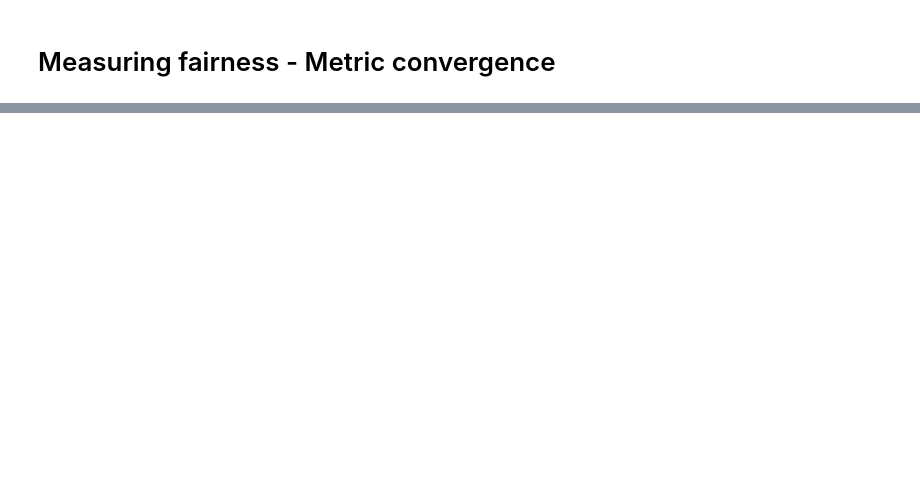
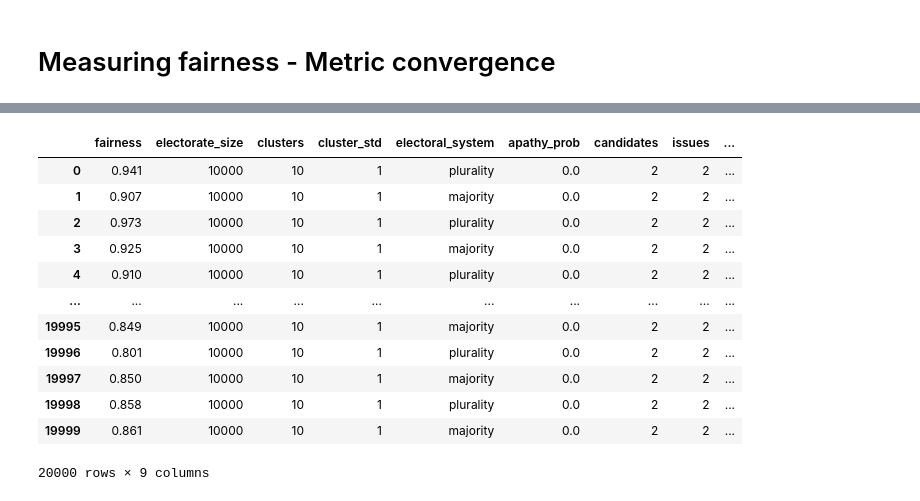
Before and after one commit to Expan75/complex-simulation-project, a Jupyter notebook: fairness_convergence.ipynb, the cells around one changed output, grey strips where cells are left out. Drawn from its saved outputs; the diff is of its cells as text; code cells hidden in the pictures; blank space fills up the shorter version.

```diff
--- a/fairness_convergence.ipynb
+++ b/fairness_convergence.ipynb
@@ -87,0 +81,16 @@ results_df.loc[, "fairness_cumsum"] = results_df[1:, "fairness_cumsum"] / result
+# %%
+results_df
+# %% [output]
+|  | fairness | electorate_size | clusters | cluster_std | electoral_system | apathy_prob | candidates | issues | ... |
+| 0 | 0.941 | 10000 | 10 | 1 | plurality | 0.0 | 2 | 2 | ... |
+| 1 | 0.907 | 10000 | 10 | 1 | majority | 0.0 | 2 | 2 | ... |
+| 2 | 0.973 | 10000 | 10 | 1 | plurality | 0.0 | 2 | 2 | ... |
+| 3 | 0.925 | 10000 | 10 | 1 | majority | 0.0 | 2 | 2 | ... |
+| 4 | 0.910 | 10000 | 10 | 1 | plurality | 0.0 | 2 | 2 | ... |
+| ... | ... | ... | ... | ... | ... | ... | ... | ... | ... |
+| 19995 | 0.849 | 10000 | 10 | 1 | majority | 0.0 | 2 | 2 | ... |
+| 19996 | 0.801 | 10000 | 10 | 1 | plurality | 0.0 | 2 | 2 | ... |
+| 19997 | 0.850 | 10000 | 10 | 1 | majority | 0.0 | 2 | 2 | ... |
+| 19998 | 0.858 | 10000 | 10 | 1 | plurality | 0.0 | 2 | 2 | ... |
+| 19999 | 0.861 | 10000 | 10 | 1 | majority | 0.0 | 2 | 2 | ... |
+20000 rows × 9 columns
```
Also changed, not shown: parts of 11 cells of this notebook.
